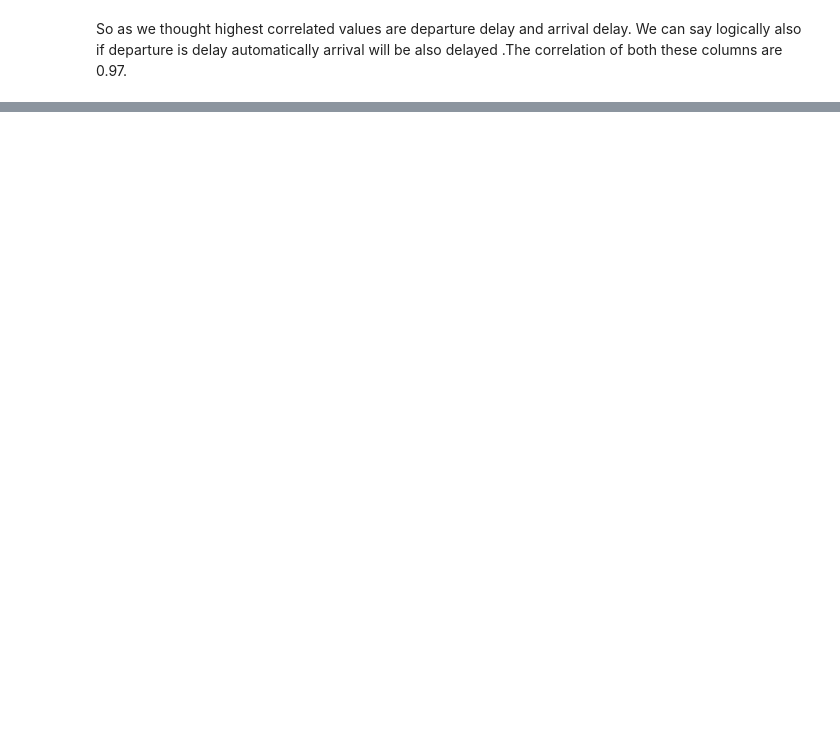
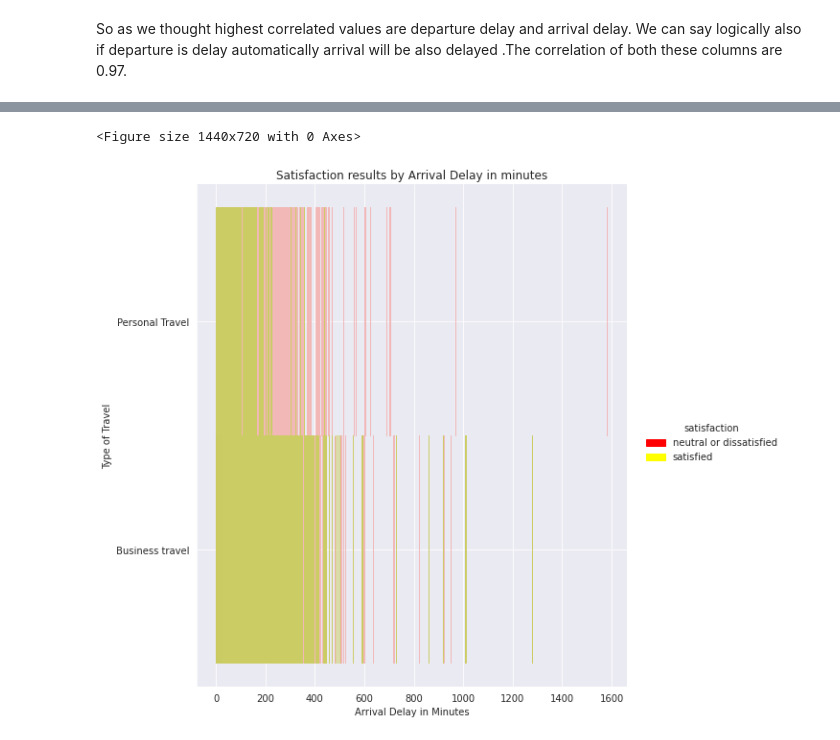
Before and after one commit to Bharadwaj0906/Airline-Passenger-Satisfaction-Project, a Jupyter notebook: EDA2.ipynb, the cells around one changed output, grey strips where cells are left out. Cells and saved outputs as stored; diff of their text form; code cells hidden in the pictures; blank space fills up the shorter version.

```diff
--- a/EDA2.ipynb
+++ b/EDA2.ipynb
@@ -851,0 +880,10 @@ So as we thought highest correlated values are departure delay and arrival delay
+# %%
+plt.figure(figsize = (20,10))
+
+sns.displot(x = "Arrival Delay in Minutes", data = df1, y= "Type of Travel", hue ="satisfaction", height = 8,palette =["Red","Yellow"])
+plt.title("Satisfaction results by Arrival Delay in minutes")
+sns.despine(top = True, right = True, left = False, bottom = False)
+plt.show()
+# %% [output]
+<Figure size 1440x720 with 0 Axes>
+[figure, added]
```
Also changed, not shown: parts of 7 cells of this notebook.
